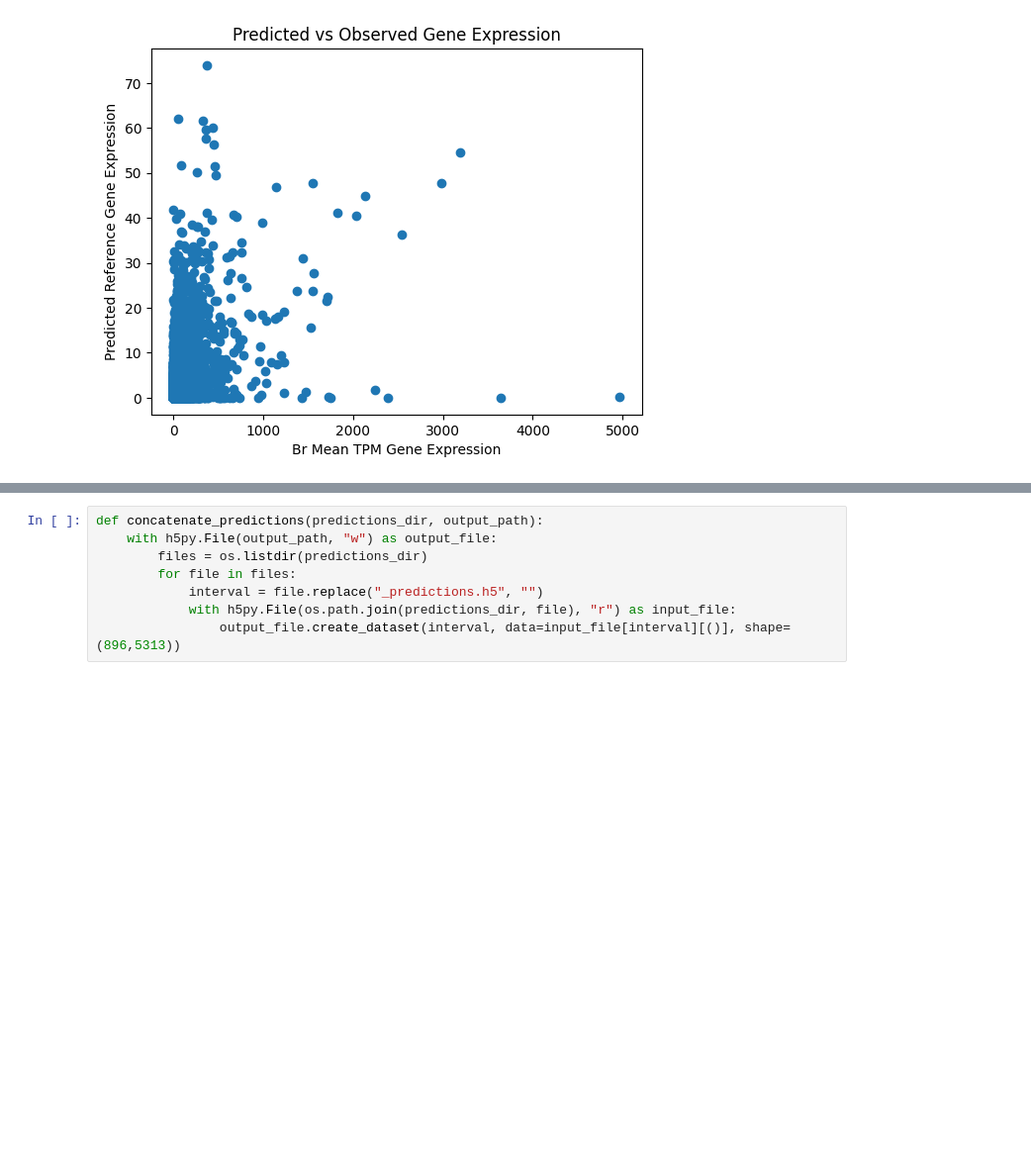
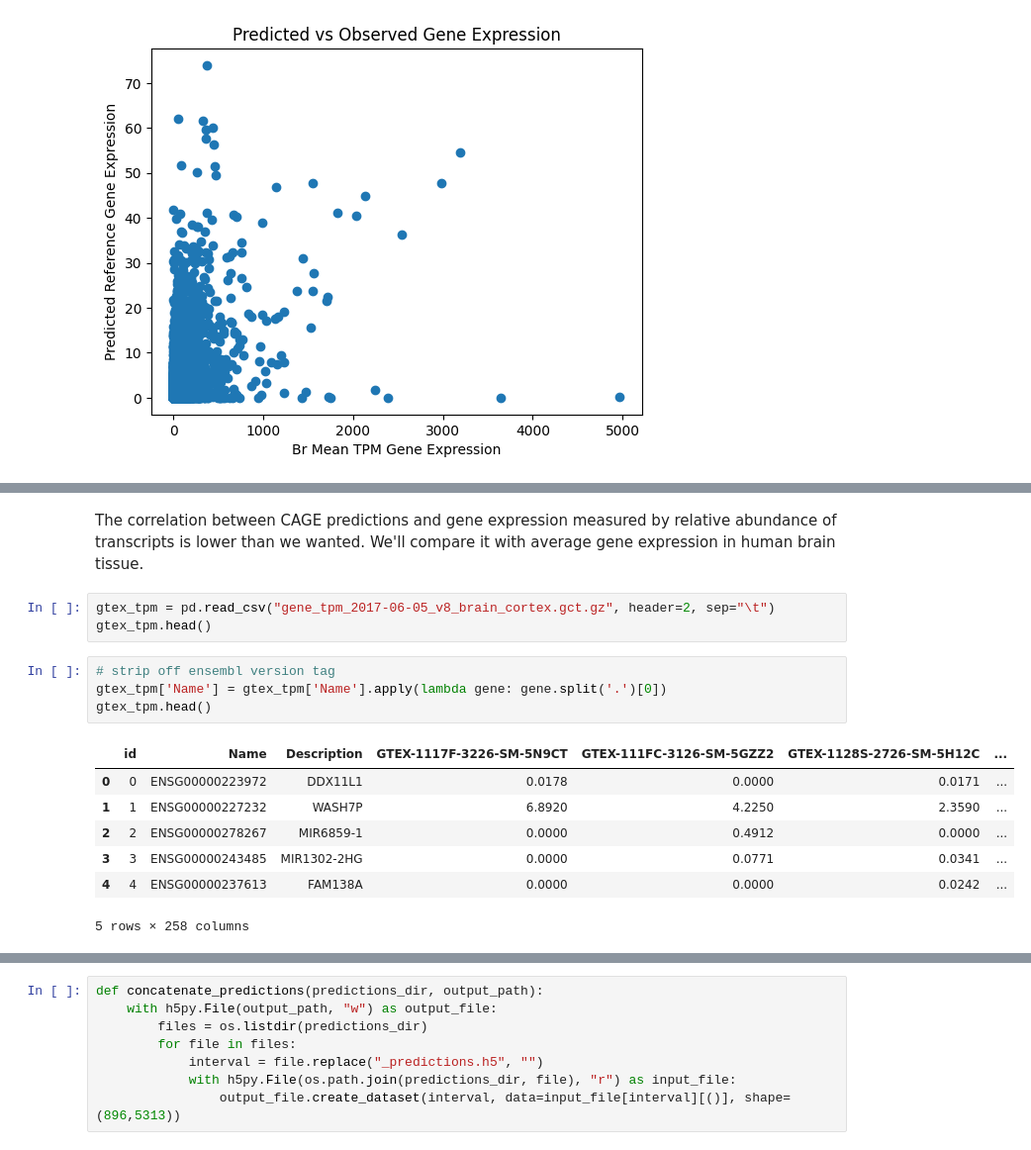
Before and after one commit to hakyimlab/sabrina-deep-learning-in-genomics, a Jupyter notebook: posts/2023-08-10-correlation-across-genes/index.ipynb, the cells around one changed output, grey strips where cells are left out. Shown at 99% size. Drawn from its saved outputs; the diff is of its cells as text; blank space fills up the shorter version.

Commit message:
added human comparisons

```diff
--- a/posts/2023-08-10-correlation-across-genes/index.ipynb
+++ b/posts/2023-08-10-correlation-across-genes/index.ipynb
@@ -156,0 +143,17 @@ plt.show()
+# %% [markdown]
+The correlation between CAGE predictions and gene expression measured by relative abundance of transcripts is lower than we wanted. We'll compare it with average gene expression in human brain tissue.
+# %%
+gtex_tpm = pd.read_csv("gene_tpm_2017-06-05_v8_brain_cortex.gct.gz", header=2, sep="\t")
+gtex_tpm.head()
+# %%
+# strip off ensembl version tag
+gtex_tpm['Name'] = gtex_tpm['Name'].apply(lambda gene: gene.split('.')[0])
+gtex_tpm.head()
+# %% [output]
+|  | id | Name | Description | GTEX-1117F-3226-SM-5N9CT | GTEX-111FC-3126-SM-5GZZ2 | GTEX-1128S-2726-SM-5H12C | ... |
+| 0 | 0 | ENSG00000223972 | DDX11L1 | 0.0178 | 0.0000 | 0.0171 | ... |
+| 1 | 1 | ENSG00000227232 | WASH7P | 6.8920 | 4.2250 | 2.3590 | ... |
+| 2 | 2 | ENSG00000278267 | MIR6859-1 | 0.0000 | 0.4912 | 0.0000 | ... |
+| 3 | 3 | ENSG00000243485 | MIR1302-2HG | 0.0000 | 0.0771 | 0.0341 | ... |
+| 4 | 4 | ENSG00000237613 | FAM138A | 0.0000 | 0.0000 | 0.0242 | ... |
+5 rows × 258 columns
```
Also changed, not shown: parts of 12 cells of this notebook, 9 other files.
